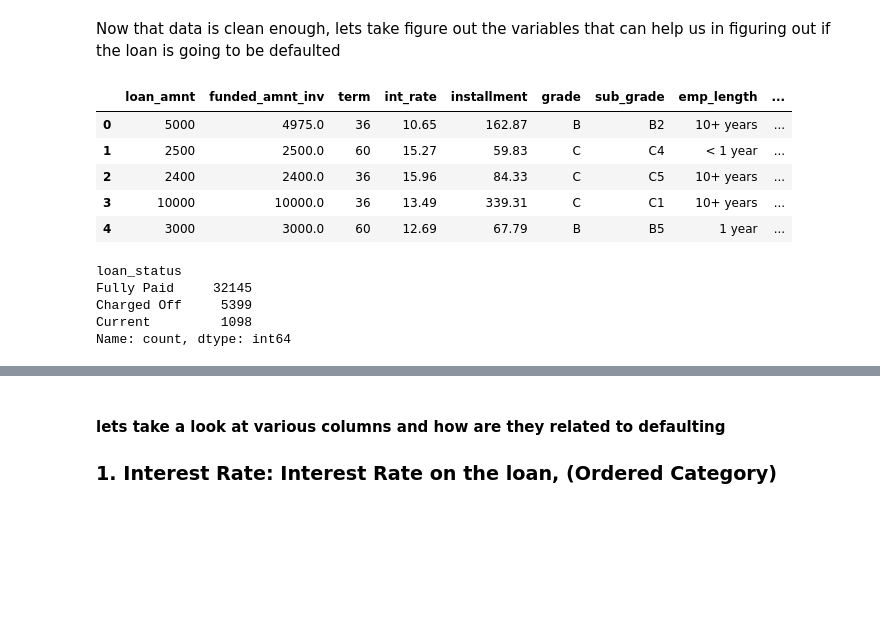
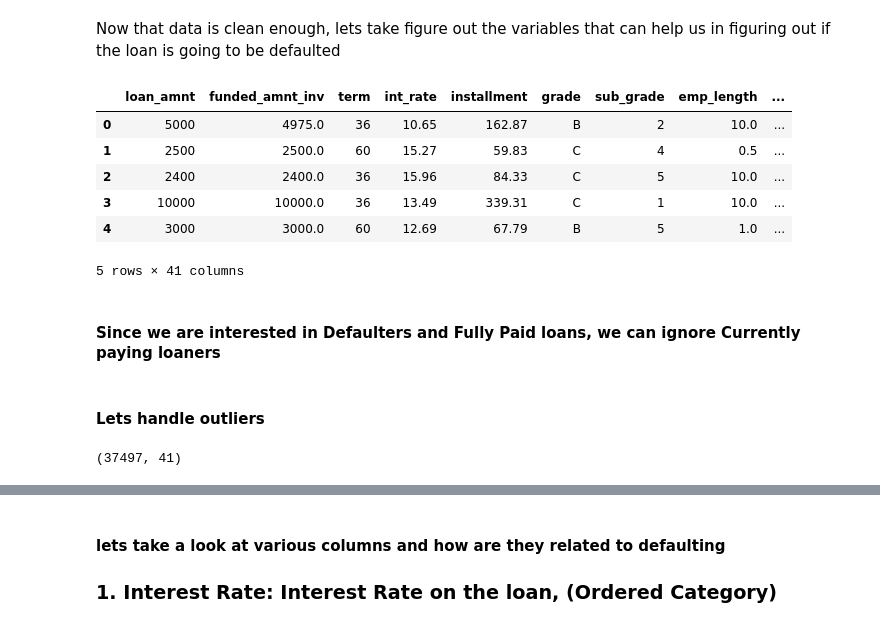
Before and after one commit to pranjal-verma/Lending-Club-Case-Study, a Jupyter notebook: solution.ipynb, the cells around one changed output, grey strips where cells are left out. Saved outputs shown, nothing was run; the diff lists cells and outputs as text; code cells hidden in the pictures; blank space fills up the shorter version.

```diff
--- a/solution.ipynb
+++ b/solution.ipynb
@@ -187,9 +190,9 @@ loan_df = loan_df.drop([   'id',
     'desc',
     'title',
     'zip_code',
-    'policy_code','funded_amnt', 'initial_list_status', 'collection_recovery_fee', 'next_pymnt_d', 'issue_d','emp_title',], axis = 1)
+    'policy_code','funded_amnt', 'initial_list_status', 'collection_recovery_fee', 'next_pymnt_d','emp_title',], axis = 1)
 # %%
-loan_df = loan_df.dropna(subset=['emp_length'])
+loan_df = loan_df.dropna(subset=['emp_length', 'revol_util'])
 loan_df.shape
 loan_df.info(verbose=True)
 # %% [output]
@@ -222,11 +225,15 @@ loan_df.term = loan_df.term.apply(lambda x : int(x.replace("months", "")))
 # %%
 loan_df.int_rate = loan_df.int_rate.apply(lambda x : float(x.replace("%", "")))
 # %%
+# There's over a 1000 columns with unknown employment length, it is better to drop them instead of predicting them
+loan_df.emp_length = loan_df["emp_length"].dropna()
 # employment length seems to have symbols like + and >
 # "10+ years": Convert to 10
 # "< 1 year": Convert to 0.5
 # "X years": Convert to X n
-loan_df.emp_length = loan_df["emp_length"].dropna()
+
+
+
 def clean_emp_length(emp_len):
     if emp_len == "10+ years":
         return 10
@@ -234,5 +241,4 @@ def clean_emp_length(emp_len):
         return 0.5
     return int(emp_len.split()[0])
 
-loan_df.emp_length.apply(clean_emp_length)
-# loan_df.emp_length
+loan_df.emp_length = loan_df.emp_length.apply(clean_emp_length)
@@ -252,3 +245,8 @@ Name: emp_length, Length: 38642, dtype: float64
+# %%
+loan_df.sub_grade =  loan_df.sub_grade.apply(lambda x : int(x[-1]))
+loan_df.earliest_cr_line = loan_df.earliest_cr_line.apply(lambda x : datetime.strptime(x, "%b-%y"))
+loan_df.issue_d = loan_df.issue_d.apply(lambda x : datetime.strptime(x, "%b-%y"))
+loan_df["credit_history"] = loan_df.issue_d - loan_df.earliest_cr_line
 # %%
 # Checking for duplicates
 loan_df.duplicated().sum()
@@ -257,20 +255,19 @@ loan_df.duplicated().sum()
 # %% [markdown]
 Now that data is clean enough, lets take figure out the variables that can help us in figuring out if the loan is going to be defaulted
 # %%
-pd.set_option('display.max_columns', None)
+
 loan_df.head()
 # %% [output]
 |  | loan_amnt | funded_amnt_inv | term | int_rate | installment | grade | sub_grade | emp_length | ... |
-| 0 | 5000 | 4975.0 | 36 | 10.65 | 162.87 | B | B2 | 10+ years | ... |
-| 1 | 2500 | 2500.0 | 60 | 15.27 | 59.83 | C | C4 | < 1 year | ... |
-| 2 | 2400 | 2400.0 | 36 | 15.96 | 84.33 | C | C5 | 10+ years | ... |
-| 3 | 10000 | 10000.0 | 36 | 13.49 | 339.31 | C | C1 | 10+ years | ... |
-| 4 | 3000 | 3000.0 | 60 | 12.69 | 67.79 | B | B5 | 1 year | ... |
+| 0 | 5000 | 4975.0 | 36 | 10.65 | 162.87 | B | 2 | 10.0 | ... |
+| 1 | 2500 | 2500.0 | 60 | 15.27 | 59.83 | C | 4 | 0.5 | ... |
+| 2 | 2400 | 2400.0 | 36 | 15.96 | 84.33 | C | 5 | 10.0 | ... |
+| 3 | 10000 | 10000.0 | 36 | 13.49 | 339.31 | C | 1 | 10.0 | ... |
+| 4 | 3000 | 3000.0 | 60 | 12.69 | 67.79 | B | 5 | 1.0 | ... |
+5 rows × 41 columns
 # %%
-loan_df.loan_status.value_counts()
+loan_df.home_ownership.value_counts()
+# There are only 4 records with "None" as home ownership, it is better to merge them with "OTHER"
+loan_df.home_ownership = loan_df.home_ownership.replace("NONE", "OTHER")
-# %% [output]
-loan_status
-Fully Paid     32145
-Charged Off     5399
-Current         1098
-Name: count, dtype: int64
+# %% [markdown]
+#### Since we are interested in Defaulters and Fully Paid loans, we can ignore Currently paying loaners
@@ -276,0 +276,6 @@ Name: count, dtype: int64
+# %% [markdown]
+#### Lets handle outliers
+# %%
+loan_df.shape
+# %% [output]
+(37497, 41)
```
Also changed, not shown: parts of 30 cells of this notebook, 1 other file.
